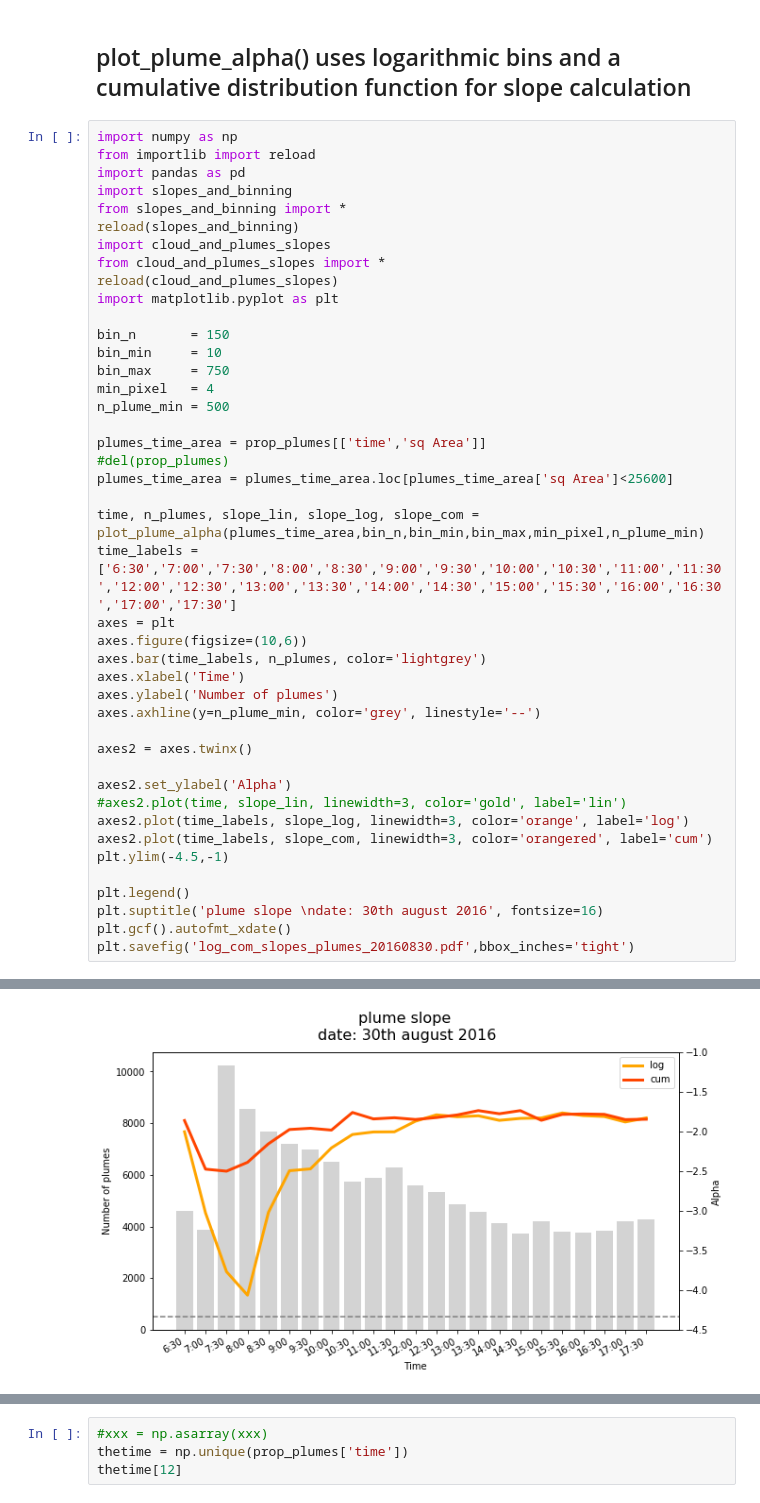
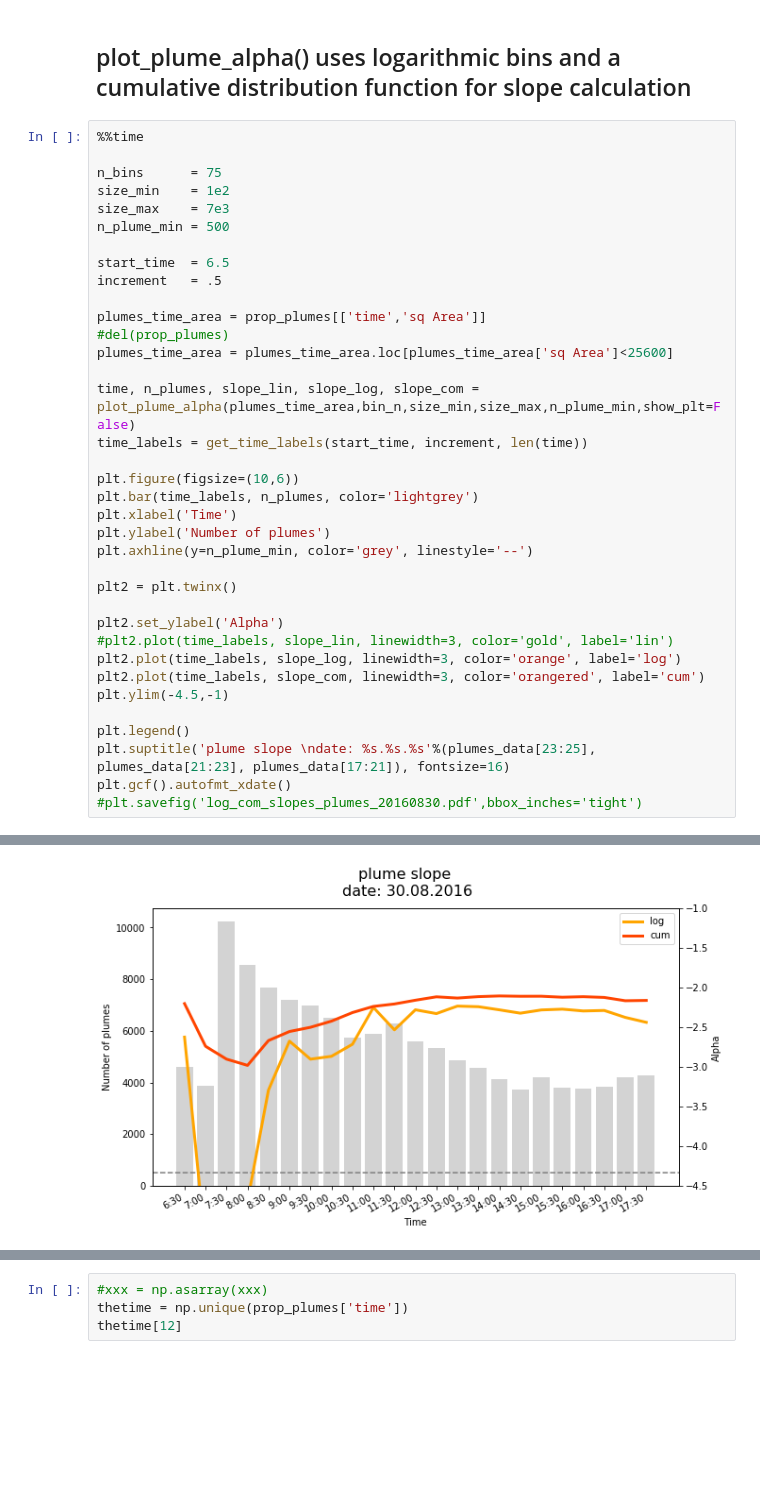
Before and after one commit to tillvondenhoff/SHK_project, a Jupyter notebook: plumeAnalysis.ipynb, the cells around one changed output, grey strips where cells are left out. Drawn from its saved outputs; the diff is of its cells as text; blank space fills up the shorter version.

Commit message:
plumeAnalysis update
now all plume related functions have been updated to utilize the new binning functions as well as the fancy get_time_labels()

```diff
--- a/plumeAnalysis.ipynb
+++ b/plumeAnalysis.ipynb
@@ -63,46 +120,39 @@ plot_plumes_slope() uses log binning
 plot_plume_alpha() uses logarithmic bins and a cumulative distribution function for slope calculation
 -
 # %%
-import numpy as np
-from importlib import reload
-import pandas as pd
-import slopes_and_binning
-from slopes_and_binning import *
-reload(slopes_and_binning)
-import cloud_and_plumes_slopes
-from cloud_and_plumes_slopes import *
-reload(cloud_and_plumes_slopes)
-import matplotlib.pyplot as plt
+%%time
 
-bin_n       = 150
-bin_min     = 10
-bin_max     = 750
-min_pixel   = 4
+n_bins      = 75
+size_min    = 1e2
+size_max    = 7e3
 n_plume_min = 500
+
+start_time  = 6.5
+increment   = .5
 
 plumes_time_area = prop_plumes[['time','sq Area']]
 #del(prop_plumes)
 plumes_time_area = plumes_time_area.loc[plumes_time_area['sq Area']<25600]
 
-time, n_plumes, slope_lin, slope_log, slope_com = plot_plume_alpha(plumes_time_area,bin_n,bin_min,bin_max,min_pixel,n_plume_min)
-time_labels = ['6:30','7:00','7:30','8:00','8:30','9:00','9:30','10:00','10:30','11:00','11:30','12:00','12:30','13:00','13:30','14:00','14:30','15:00','15:30','16:00','16:30','17:00','17:30']
-axes = plt
-axes.figure(figsize=(10,6))
-axes.bar(time_labels, n_plumes, color='lightgrey')
-axes.xlabel('Time')
-axes.ylabel('Number of plumes')
-axes.axhline(y=n_plume_min, color='grey', linestyle='--')
+time, n_plumes, slope_lin, slope_log, slope_com = plot_plume_alpha(plumes_time_area,bin_n,size_min,size_max,n_plume_min,show_plt=False)
+time_labels = get_time_labels(start_time, increment, len(time))
 
-axes2 = axes.twinx()
+plt.figure(figsize=(10,6))
+plt.bar(time_labels, n_plumes, color='lightgrey')
+plt.xlabel('Time')
+plt.ylabel('Number of plumes')
+plt.axhline(y=n_plume_min, color='grey', linestyle='--')
 
-axes2.set_ylabel('Alpha')
-#axes2.plot(time, slope_lin, linewidth=3, color='gold', label='lin')
-axes2.plot(time_labels, slope_log, linewidth=3, color='orange', label='log')
-axes2.plot(time_labels, slope_com, linewidth=3, color='orangered', label='cum')
+plt2 = plt.twinx()
+
+plt2.set_ylabel('Alpha')
+#plt2.plot(time_labels, slope_lin, linewidth=3, color='gold', label='lin')
+plt2.plot(time_labels, slope_log, linewidth=3, color='orange', label='log')
+plt2.plot(time_labels, slope_com, linewidth=3, color='orangered', label='cum')
 plt.ylim(-4.5,-1)
 
 plt.legend()
-plt.suptitle('plume slope \ndate: 30th august 2016', fontsize=16)
+plt.suptitle('plume slope \ndate: %s.%s.%s'%(plumes_data[23:25], plumes_data[21:23], plumes_data[17:21]), fontsize=16)
 plt.gcf().autofmt_xdate()
-plt.savefig('log_com_slopes_plumes_20160830.pdf',bbox_inches='tight')
+#plt.savefig('log_com_slopes_plumes_20160830.pdf',bbox_inches='tight')
 # %% [output]
@@ -126,3 +161,3 @@ nan_pos: [  0   0   1   2   3   4   5   6   7   8   9  10  11  12  13  14  15  1
-[figure, old version]
+[figure, new version]
 # %%
 %%time
```
Also changed, not shown: parts of 7 cells of this notebook, 2 other files.
